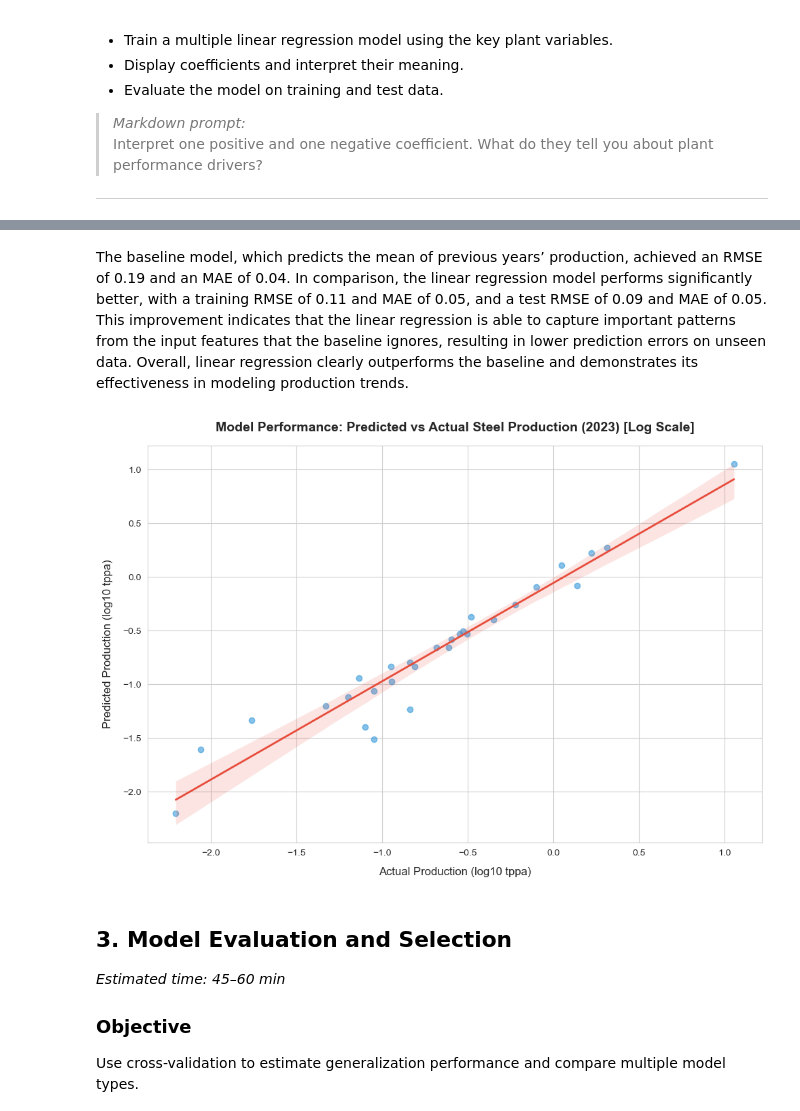
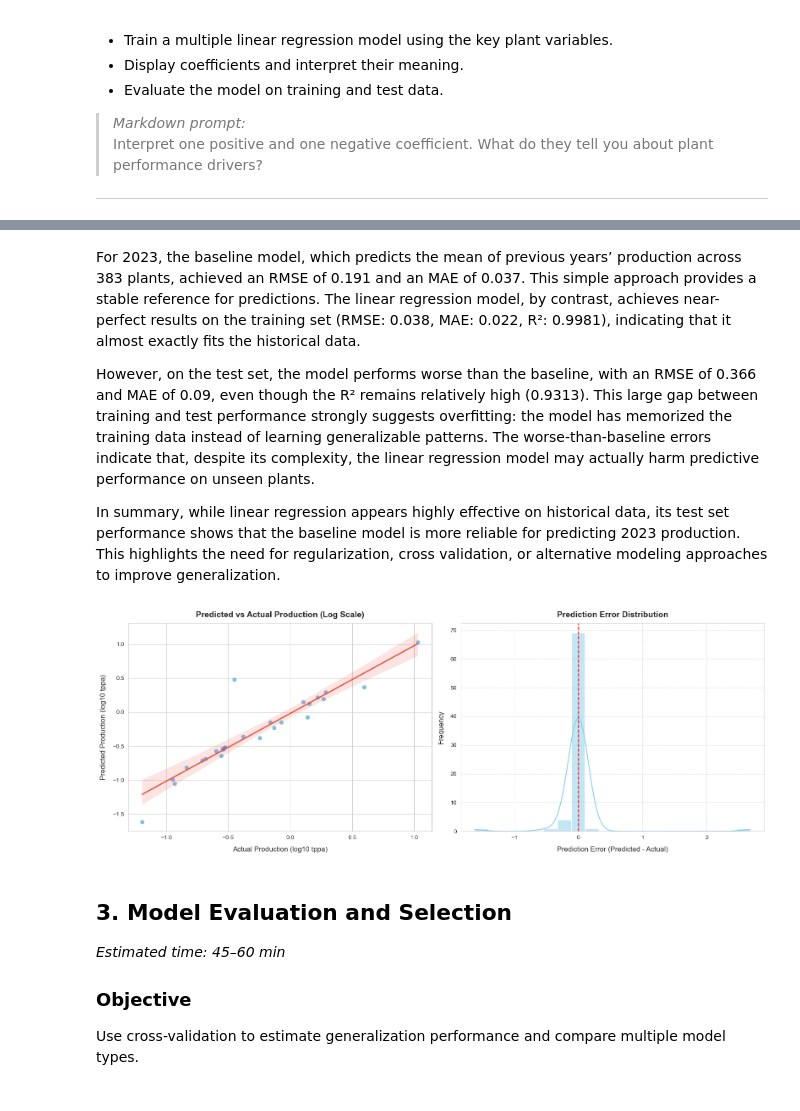
Before and after one commit to Vincksi/Climate-Risks, a Jupyter notebook: Lab2 - Modelling & Model Lifecycle/plant_production_predictions.ipynb, the cells around one changed output, grey strips where cells are left out. Cells and saved outputs as stored; diff of their text form; code cells hidden in the pictures.

```diff
--- a/Lab2 - Modelling & Model Lifecycle/plant_production_predictions.ipynb
+++ b/Lab2 - Modelling & Model Lifecycle/plant_production_predictions.ipynb
@@ -645,10 +663,10 @@ Document your new feature(s). What business or operational insight do they repre
 # %%
 # Capacity per Worker
 crude_steel_plants['Capacity per Worker (ttpa per worker)'] = (
-    crude_steel_plants['Nominal crude steel capacity (ttpa)'] / crude_steel_plants['Workforce size']
-)
+    crude_steel_plants['Nominal crude steel capacity (ttpa)'] / crude_steel_plants['Workforce size'])
 
-# Average Annual Growth (%) over 2019–2023
-crude_steel_plants['Avg Annual Growth (%)'] = (
-    crude_steel_plants[year_cols].pct_change(axis=1).mean(axis=1) * 100
-)
+# Certification Score
+crude_steel_plants["Certification score"] = (
+    (crude_steel_plants["ISO 14001"] == "Yes").astype(int) +
+    (crude_steel_plants["ISO 50001"] == "Yes").astype(int) +
+    (crude_steel_plants["ResponsibleSteel Certification"] == "Yes").astype(int))
@@ -711,8 +776,11 @@ Next, we will standardize the numerical data to improve model performance. To ac
 # %%
 scaler = StandardScaler()
 
-# Standardize all numeric columns
-crude_steel_plants[numeric_cols] = scaler.fit_transform(crude_steel_plants[numeric_cols])
+# Exclude 'Year' from numeric columns to scale
+cols_to_scale = [col for col in numeric_cols if col != 'Year']
+
+# Standardize numeric columns except 'Year'
+crude_steel_plants[cols_to_scale] = scaler.fit_transform(crude_steel_plants[cols_to_scale])
 
 # Check result
 crude_steel_plants[numeric_cols].head()
@@ -913,40 +1071,53 @@ Test RMSE: 0.09, MAE: 0.05
 # %% [markdown]
-The baseline model, which predicts the mean of previous years’ production, achieved an RMSE of 0.19 and an MAE of 0.04. In comparison, the linear regression model performs significantly better, with a training RMSE of 0.11 and MAE of 0.05, and a test RMSE of 0.09 and MAE of 0.05. This improvement indicates that the linear regression is able to capture important patterns from the input features that the baseline ignores, resulting in lower prediction errors on unseen data. Overall, linear regression clearly outperforms the baseline and demonstrates its effectiveness in modeling production trends.
+For 2023, the baseline model, which predicts the mean of previous years’ production across 383 plants, achieved an RMSE of 0.191 and an MAE of 0.037. This simple approach provides a stable reference for predictions. The linear regression model, by contrast, achieves near-perfect results on the training set (RMSE: 0.038, MAE: 0.022, R²: 0.9981), indicating that it almost exactly fits the historical data.
+
+However, on the test set, the model performs worse than the baseline, with an RMSE of 0.366 and MAE of 0.09, even though the R² remains relatively high (0.9313). This large gap between training and test performance strongly suggests overfitting: the model has memorized the training data instead of learning generalizable patterns. The worse-than-baseline errors indicate that, despite its complexity, the linear regression model may actually harm predictive performance on unseen plants.
+
+In summary, while linear regression appears highly effective on historical data, its test set performance shows that the baseline model is more reliable for predicting 2023 production. This highlights the need for regularization, cross validation, or alternative modeling approaches to improve generalization.
 # %%
-# Calculate RMSE
-rmse = np.sqrt(mean_squared_error(y_test, y_test_pred))
-
 # Set style
 sns.set_style("whitegrid")
-plt.figure(figsize=(10, 7))
+np.seterr(divide='ignore', invalid='ignore')  # ignore log warnings
 
-# Ignore warnings for invalid value in log10
-np.seterr(divide='ignore', invalid='ignore')
-
-# Scatter plot with regression line (log scale)
-# Avoid log(0) by adding a small constant if needed
+# Avoid log(0) by adding a small constant
 epsilon = 1e-1
 y_test_log = np.log10(y_test + epsilon)
-y_pred_log = np.log10(y_test_pred + epsilon)
+y_pred_log = np.log10(y_pred + epsilon)
 
-scatter = sns.regplot(
+# Create subplots
+fig, axes = plt.subplots(1, 2, figsize=(16, 6))
+
+# --- Scatter plot with regression line (log scale) ---
+sns.regplot(
     x=y_test_log,
     y=y_pred_log,
     scatter_kws={'alpha':0.6, 'color':'#3498db'},
-    line_kws={'color':'#e74c3c', 'lw':2}
+    line_kws={'color':'#e74c3c', 'lw':2},
+    ax=axes[0]
 )
+axes[0].set_xlabel('Actual Production (log10 tppa)', fontsize=12, labelpad=10)
+axes[0].set_ylabel('Predicted Production (log10 tppa)', fontsize=12, labelpad=10)
+axes[0].set_title('Predicted vs Actual Production (Log Scale)', fontsize=14, fontweight='bold', pad=10)
 
-# Customize labels and title
-plt.xlabel('Actual Production (log10 tppa)', fontsize=12, labelpad=10)
-plt.ylabel('Predicted Production (log10 tppa)', fontsize=12, labelpad=10)
-plt.title('Model Performance: Predicted vs Actual Steel Production (2023) [Log Scale]',
-          fontsize=14, pad=15, fontweight='bold')
+# --- Error distribution plot ---
+sns.histplot(
+    y_pred - y_test,
+    kde=True,
+    bins=20,
+    color='skyblue',
+    ax=axes[1]
+)
+axes[1].axvline(x=0, color='r', linestyle='--')
+axes[1].set_xlabel('Prediction Error (Predicted - Actual)', fontsize=12, labelpad=10)
+axes[1].set_ylabel('Frequency', fontsize=12, labelpad=10)
+axes[1].set_title('Prediction Error Distribution', fontsize=14, fontweight='bold', pad=10)
+axes[1].grid(True, linestyle='--', alpha=0.7)
 
 # Adjust layout and display
 plt.tight_layout()
 plt.show()
 # %% [output]
-[figure, old version]
+[figure, new version]
 # %% [markdown]
 ## 3. Model Evaluation and Selection
 *Estimated time: 45–60 min*
```
Also changed, not shown: parts of 43 cells of this notebook, 2 other files.
